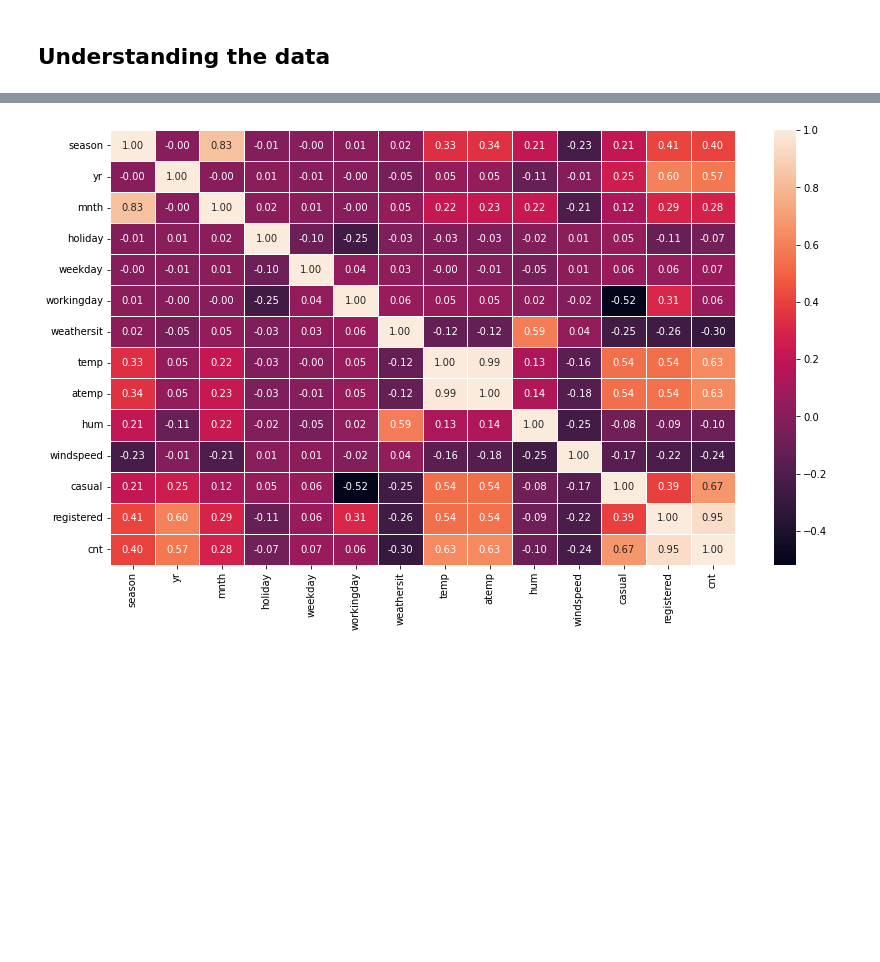
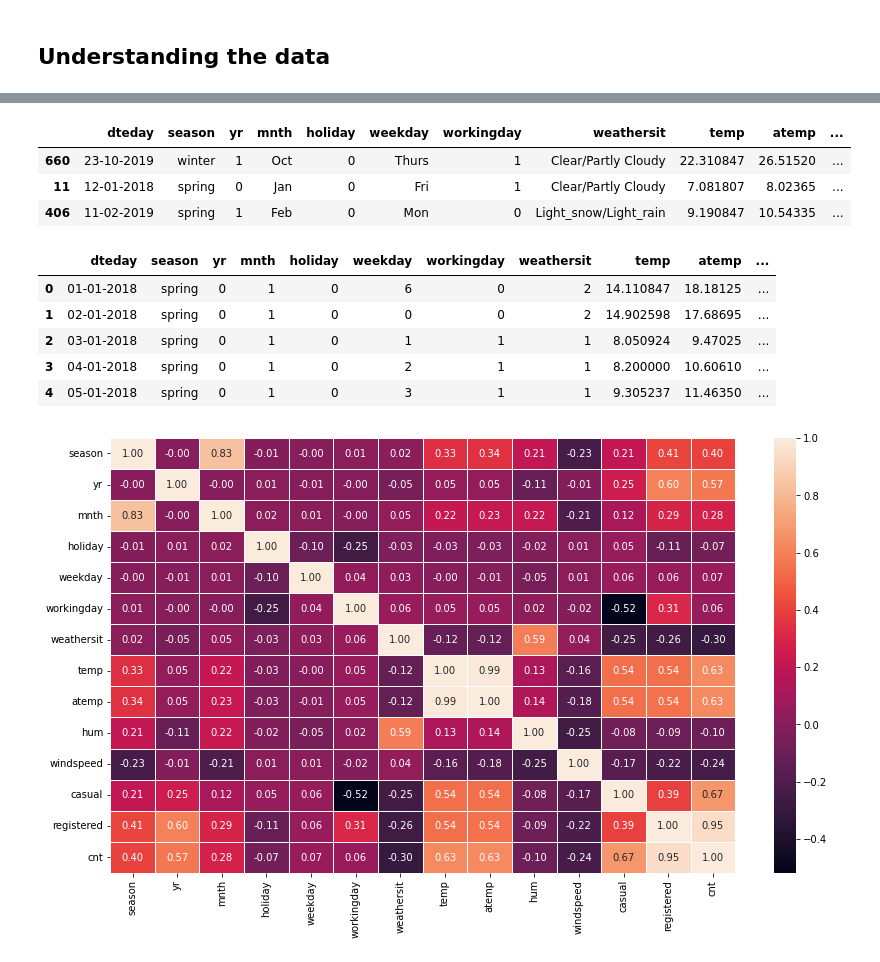
Before and after one commit to hargurjeet/Bike_Sharing_Case_Study, a Jupyter notebook: Bike_Sharing_Case_Study.ipynb, the cells around one changed output, grey strips where cells are left out. Drawn from its saved outputs; the diff is of its cells as text; code cells hidden in the pictures; blank space fills up the shorter version.

Commit message:
Intial data cleaning completed

```diff
--- a/Bike_Sharing_Case_Study.ipynb
+++ b/Bike_Sharing_Case_Study.ipynb
@@ -17,7 +17,7 @@ from statsmodels.stats.outliers_influence import variance_inflation_factor
 # import warnings
 # warnings.filterswarnings('ignore')
 # %%
-file_path = r'C:\Users\614654958\OneDrive - BT Plc\download_one_drive\Personal Stuff\upgrad\github\Bike_Sharing_Case_Study\day.csv'
+file_path = r'https://raw.githubusercontent.com/hargurjeet/Bike_Sharing_Case_Study/main/day.csv'
 br = pd.read_csv(file_path)
 br.head()
 # %% [output]
@@ -81,3 +81,44 @@ br = br.drop('instant', axis=1)
 # %%
 # sns.pairplot(br)
 # plt.show()
+# %%
+# Modifing the data as per the data dictornary
+
+ # 1=spring
+br.loc[(br['season'] == 1) , 'season'] = 'spring'
+
+# 2=summer
+br.loc[(br['season'] == 2) , 'season'] = 'summer'
+
+# 3=fall
+br.loc[(br['season'] == 3) , 'season'] = 'fall'
+
+# 4=winter
+br.loc[(br['season'] == 4) , 'season'] = 'winter'
+
+# Modifing the month column
+br.mnth = br.mnth.map({1: 'Jan', 2: 'Feb', 3: 'Mar', 4: 'Apr', 5: 'May', 6: 'Jun', 7: 'Jul',8: 'Aug',9: 'Sept',10: 'Oct',11: 'Nov',12: 'Dec'})
+
+#modifing the weekday column
+br.weekday = br.weekday.map({1: 'Wed', 2: 'Thurs', 3: 'Fri', 4: 'Sat', 5: 'Sun', 6: 'Mon', 0: 'Tues'})
+
+# 1-Clear, Few clouds, Partly cloudy, Partly cloudy
+br.loc[(br['weathersit'] == 1) , 'weathersit'] = 'Clear/Partly Cloudy'
+
+# 2-Mist + Cloudy, Mist + Broken clouds, Mist + Few clouds, Mist
+br.loc[(br['weathersit'] == 2) , 'weathersit'] = 'Mist'
+
+# 3-Light Snow, Light Rain + Thunderstorm + Scattered clouds, Light Rain + Scattered clouds
+br.loc[(br['weathersit'] == 3) , 'weathersit'] = 'Light_snow/Light_rain'
+
+# 4-Heavy Rain + Ice Pallets + Thunderstorm + Mist, Snow + Fog
+br.loc[(br['weathersit'] == 4) , 'weathersit'] = 'HeavyRain/Thunderstorm'
+
+# Converting the columns to categories
+br.season.astype('category')
+br.yr.astype('category')
+br.mnth.astype('category')
+br.holiday.astype('category')
+br.weekday.astype('category')
+br.workingday.astype('category')
+br.weathersit.astype('category')
@@ -84,3 +139,19 @@ br = br.drop('instant', axis=1)
+# %%
+br.sample(3)
+# %% [output]
+|  | dteday | season | yr | mnth | holiday | weekday | workingday | weathersit | temp | atemp | ... |
+| 660 | 23-10-2019 | winter | 1 | Oct | 0 | Thurs | 1 | Clear/Partly Cloudy | 22.310847 | 26.51520 | ... |
+| 11 | 12-01-2018 | spring | 0 | Jan | 0 | Fri | 1 | Clear/Partly Cloudy | 7.081807 | 8.02365 | ... |
+| 406 | 11-02-2019 | spring | 1 | Feb | 0 | Mon | 0 | Light_snow/Light_rain | 9.190847 | 10.54335 | ... |
+# %%
+br.head()
+# %% [output]
+|  | dteday | season | yr | mnth | holiday | weekday | workingday | weathersit | temp | atemp | ... |
+| 0 | 01-01-2018 | spring | 0 | 1 | 0 | 6 | 0 | 2 | 14.110847 | 18.18125 | ... |
+| 1 | 02-01-2018 | spring | 0 | 1 | 0 | 0 | 0 | 2 | 14.902598 | 17.68695 | ... |
+| 2 | 03-01-2018 | spring | 0 | 1 | 0 | 1 | 1 | 1 | 8.050924 | 9.47025 | ... |
+| 3 | 04-01-2018 | spring | 0 | 1 | 0 | 2 | 1 | 1 | 8.200000 | 10.60610 | ... |
+| 4 | 05-01-2018 | spring | 0 | 1 | 0 | 3 | 1 | 1 | 9.305237 | 11.46350 | ... |
 # %%
 plt.figure(figsize=(14,8))
 sns.heatmap(br.corr(), annot=True, linewidth=.5, fmt=".2f")
```
Also changed, not shown: parts of 1 cell of this notebook.
